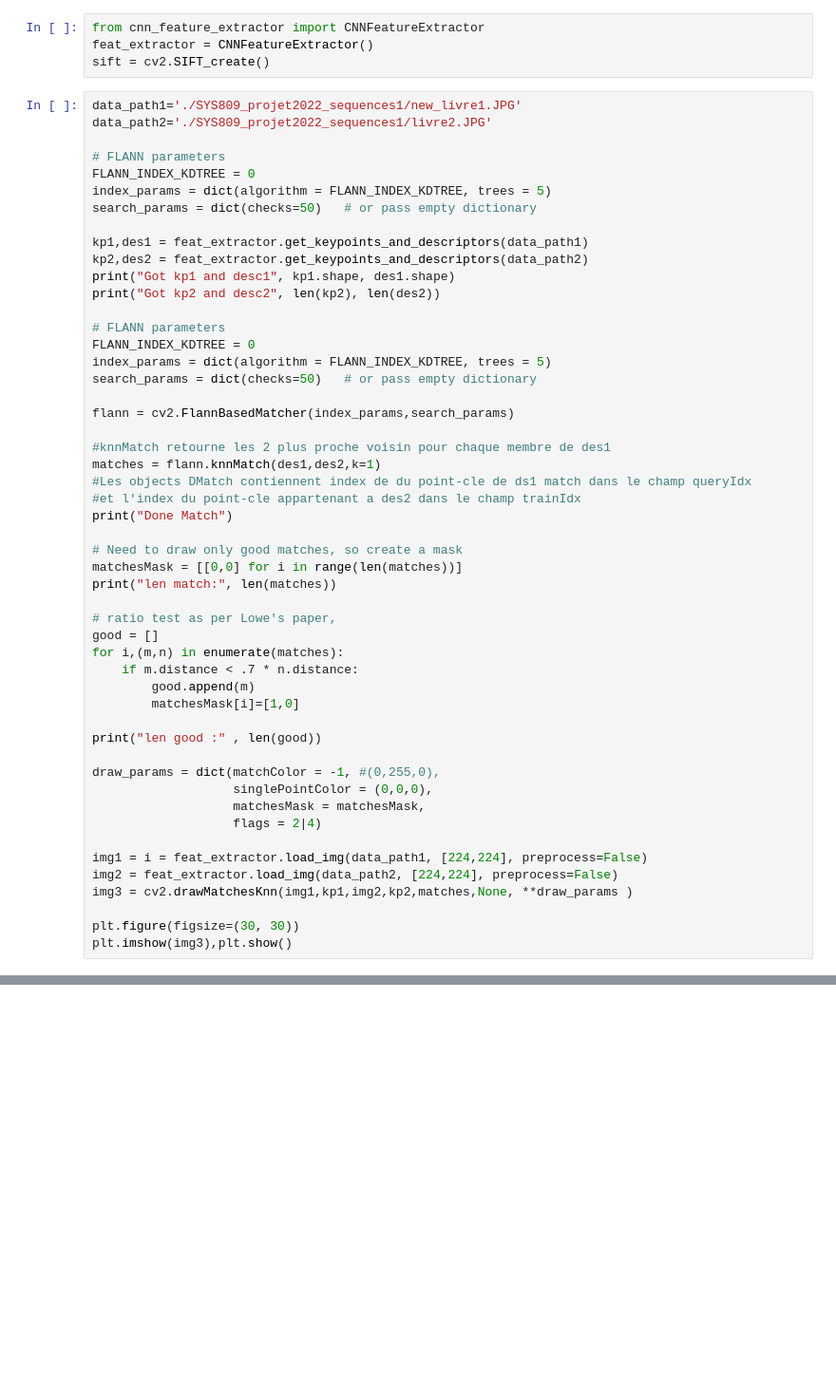
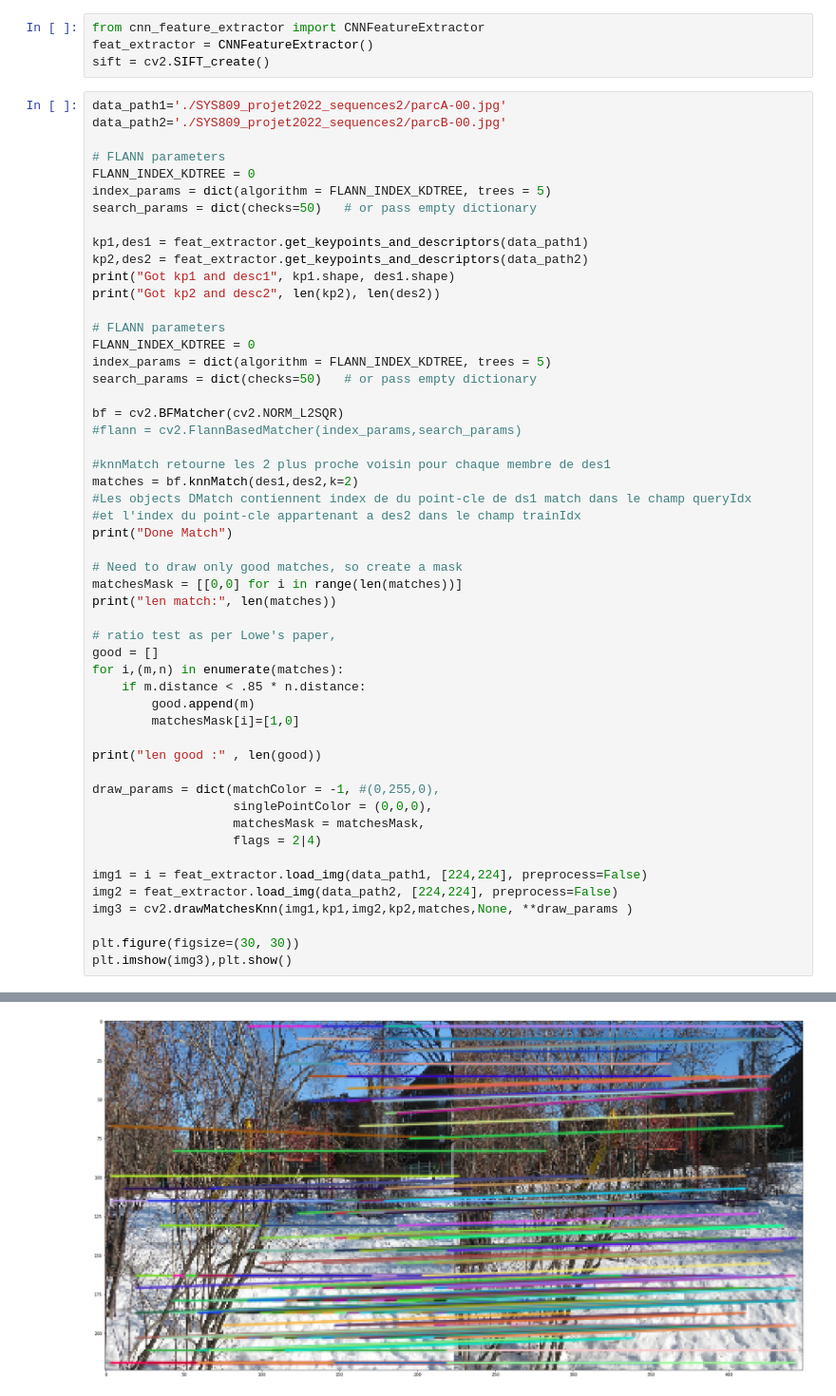
Before and after one commit to liamaltarac/SYS809_Feature_Matching, a Jupyter notebook: test_extractor.ipynb, the cells around one changed output, grey strips where cells are left out. Shown at 95% size. Drawn from its saved outputs; the diff is of its cells as text; blank space fills up the shorter version.

```diff
--- a/test_extractor.ipynb
+++ b/test_extractor.ipynb
@@ -21,8 +18,8 @@ from cnn_feature_extractor import CNNFeatureExtractor
 feat_extractor = CNNFeatureExtractor()
 sift = cv2.SIFT_create()
 # %%
-data_path1='./SYS809_projet2022_sequences1/new_livre1.JPG'
-data_path2='./SYS809_projet2022_sequences1/livre2.JPG'
+data_path1='./SYS809_projet2022_sequences2/parcA-00.jpg'
+data_path2='./SYS809_projet2022_sequences2/parcB-00.jpg'
 
 # FLANN parameters
 FLANN_INDEX_KDTREE = 0
@@ -39,10 +36,11 @@ FLANN_INDEX_KDTREE = 0
 index_params = dict(algorithm = FLANN_INDEX_KDTREE, trees = 5)
 search_params = dict(checks=50)   # or pass empty dictionary
 
-flann = cv2.FlannBasedMatcher(index_params,search_params)
+bf = cv2.BFMatcher(cv2.NORM_L2SQR)
+#flann = cv2.FlannBasedMatcher(index_params,search_params)
 
 #knnMatch retourne les 2 plus proche voisin pour chaque membre de des1
-matches = flann.knnMatch(des1,des2,k=1)
+matches = bf.knnMatch(des1,des2,k=2)
 #Les objects DMatch contiennent index de du point-cle de ds1 match dans le champ queryIdx
 #et l'index du point-cle appartenant a des2 dans le champ trainIdx
 print("Done Match")
@@ -54,7 +52,7 @@ print("len match:", len(matches))
 # ratio test as per Lowe's paper,
 good = []
 for i,(m,n) in enumerate(matches):
-    if m.distance < .7 * n.distance:
+    if m.distance < .85 * n.distance:
         good.append(m)
         matchesMask[i]=[1,0]
 
@@ -75,0 +78 @@ ValueError: setting an array element with a sequence. The requested array has an
+[figure, added]
```
Also changed, not shown: parts of 3 cells of this notebook, 6 other files.
